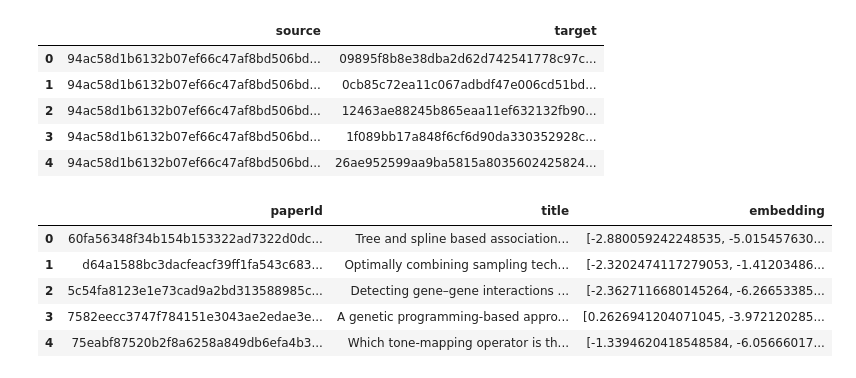
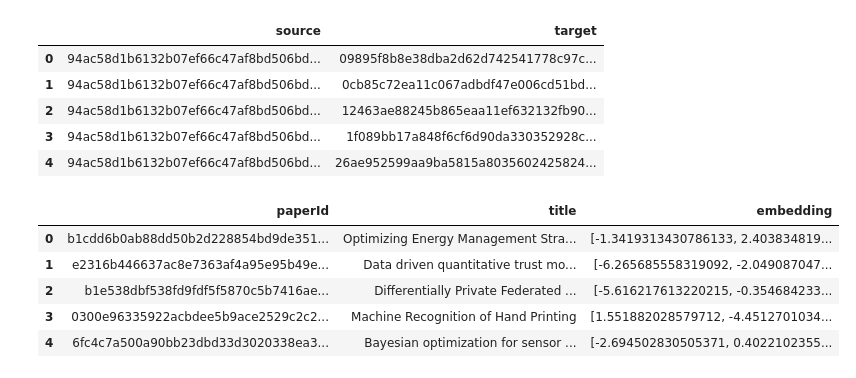
Before and after one commit to leo-ware/cs156-final, a Jupyter notebook: old_notebook.ipynb, the cells around one changed output. Drawn from its saved outputs; the diff is of its cells as text; code cells hidden in the pictures.

```diff
--- a/old_notebook.ipynb
+++ b/old_notebook.ipynb
@@ -18,16 +14,16 @@ citations.head()
 | 3 | 94ac58d1b6132b07ef66c47af8bd506bd... | 1f089bb17a848f6cf6d90da330352928c... |
 | 4 | 94ac58d1b6132b07ef66c47af8bd506bd... | 26ae952599aa9ba5815a8035602425824... |
 # %%
-paper_data = pd.read_csv("old_paper_data.csv")
+paper_data = pd.read_csv("data/paper_data.csv")
 paper_data.embedding = paper_data.embedding.apply(eval).apply(np.array)
 paper_data.head()
 # %% [output]
 |  | paperId | title | embedding |
-| 0 | 60fa56348f34b154b153322ad7322d0dc... | Tree and spline based association... | [-2.880059242248535, -5.015457630... |
-| 1 | d64a1588bc3dacfeacf39ff1fa543c683... | Optimally combining sampling tech... | [-2.3202474117279053, -1.41203486... |
-| 2 | 5c54fa8123e1e73cad9a2bd313588985c... | Detecting gene–gene interactions ... | [-2.3627116680145264, -6.26653385... |
-| 3 | 7582eecc3747f784151e3043ae2edae3e... | A genetic programming-based appro... | [0.2626941204071045, -3.972120285... |
-| 4 | 75eabf87520b2f8a6258a849db6efa4b3... | Which tone-mapping operator is th... | [-1.3394620418548584, -6.05666017... |
+| 0 | b1cdd6b0ab88dd50b2d228854bd9de351... | Optimizing Energy Management Stra... | [-1.3419313430786133, 2.403834819... |
+| 1 | e2316b446637ac8e7363af4a95e95b49e... | Data driven quantitative trust mo... | [-6.265685558319092, -2.049087047... |
+| 2 | b1e538dbf538fd9fdf5f5870c5b7416ae... | Differentially Private Federated ... | [-5.616217613220215, -0.354684233... |
+| 3 | 0300e96335922acbdee5b9ace2529c2c2... | Machine Recognition of Hand Printing | [1.551882028579712, -4.4512701034... |
+| 4 | 6fc4c7a500a90bb23dbd33d3020338ea3... | Bayesian optimization for sensor ... | [-2.694502830505371, 0.4022102355... |
 # %%
 og = citations.source[0]
 og_embedding = paper_data.embedding[paper_data.paperId == og].values[0]
```
Also changed, not shown: parts of 8 cells of this notebook, 4 other files.
